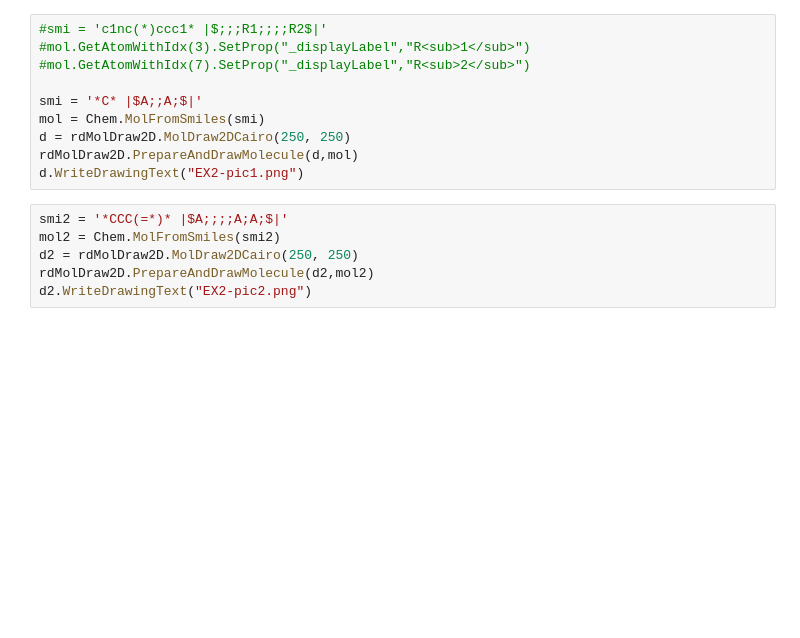
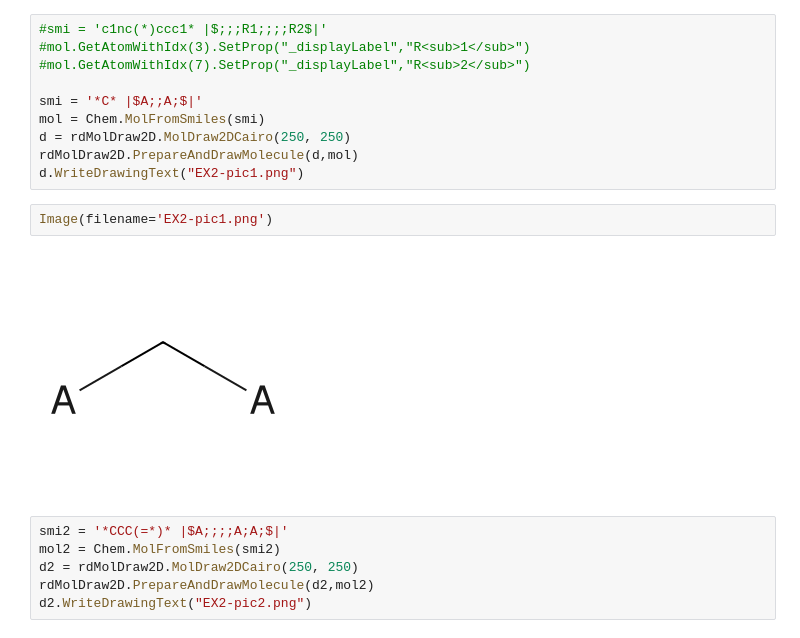
Before and after one commit to Sawahiko/SMILE_to_Feature, a Jupyter notebook: Example/Example 1.ipynb, the cells around one changed output. Cells and saved outputs as stored; diff of their text form; blank space fills up the shorter version.

```diff
--- a/Example/Example 1.ipynb
+++ b/Example/Example 1.ipynb
@@ -101,6 +102,10 @@ mol = Chem.MolFromSmiles(smi)
 d = rdMolDraw2D.MolDraw2DCairo(250, 250)
 rdMolDraw2D.PrepareAndDrawMolecule(d,mol)
 d.WriteDrawingText("EX2-pic1.png")
+# %%
+Image(filename='EX2-pic1.png')
+# %% [output]
+[figure, added]
 # %%
 smi2 = '*CCC(=*)* |$A;;;;A;A;$|'
 mol2 = Chem.MolFromSmiles(smi2)
```
Also changed, not shown: parts of 4 cells of this notebook.
